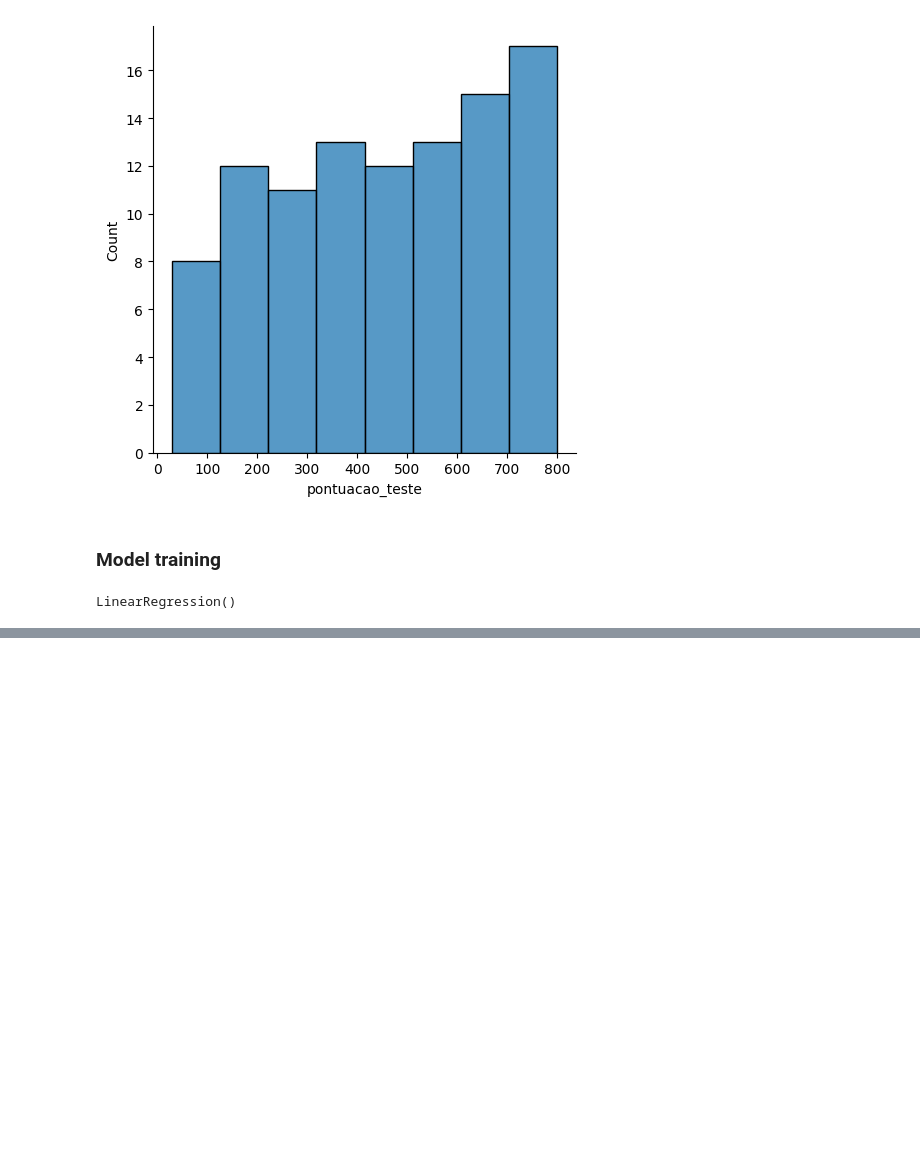
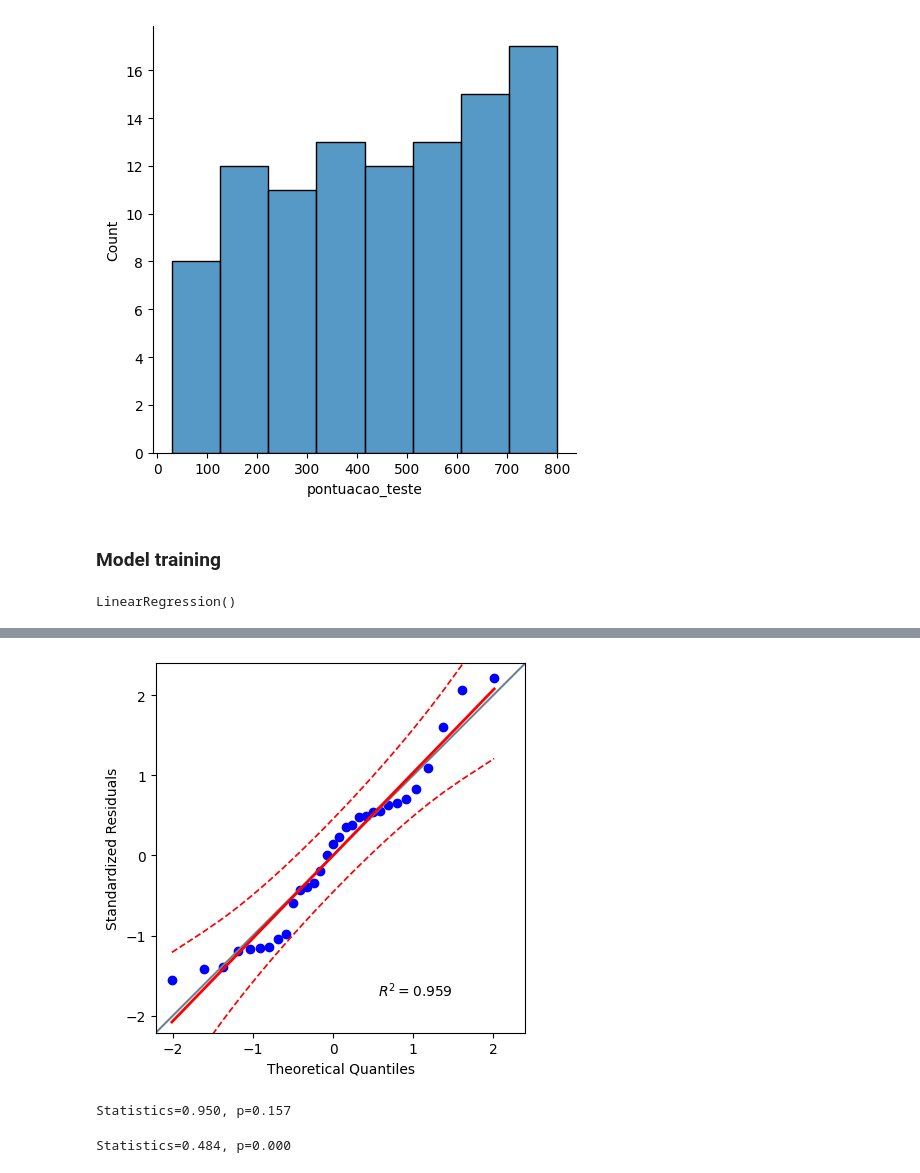
Before and after one commit to RanielliMontagna/ia-learning, a Jupyter notebook: simple_linear_regression/score_model.ipynb, the cells around one changed output, grey strips where cells are left out. Drawn from its saved outputs; the diff is of its cells as text; code cells hidden in the pictures; blank space fills up the shorter version.

```diff
--- a/simple_linear_regression/score_model.ipynb
+++ b/simple_linear_regression/score_model.ipynb
@@ -137,0 +213,28 @@ The equation of the line is: y = 15.642619 + 8.476601x
+# %%
+# Check the normality of the residuals
+# QQ (Quantile-Quantile) plot, if the points are on the red line, the data is normal
+import pingouin as pg
+pg.qqplot(residuals.reshape(-1), dist='norm', confidence=0.95)
+plt.xlabel('Theoretical Quantiles')
+plt.ylabel('Standardized Residuals')
+plt.show()
+# %% [output]
+[figure, added]
+# %%
+# Shapiro-Wilk test
+# H0: the data is normal
+# H1: the data is not normal
+# If p-value < 0.05, we reject H0
+stat, p = shapiro(residuals.reshape(-1))
+print('Statistics=%.3f, p=%.3f' % (stat, p))
+# %% [output]
+Statistics=0.950, p=0.157
+# %%
+# Kolmogorov-Smirnov test
+# H0: the data is normal
+# H1: the data is not normal
+# If p-value < 0.05, we reject H0
+stat, p = kstest(residuals.reshape(-1), 'norm')
+print('Statistics=%.3f, p=%.3f' % (stat, p))
+# %% [output]
+Statistics=0.484, p=0.000
```
Also changed, not shown: parts of 13 cells of this notebook.
